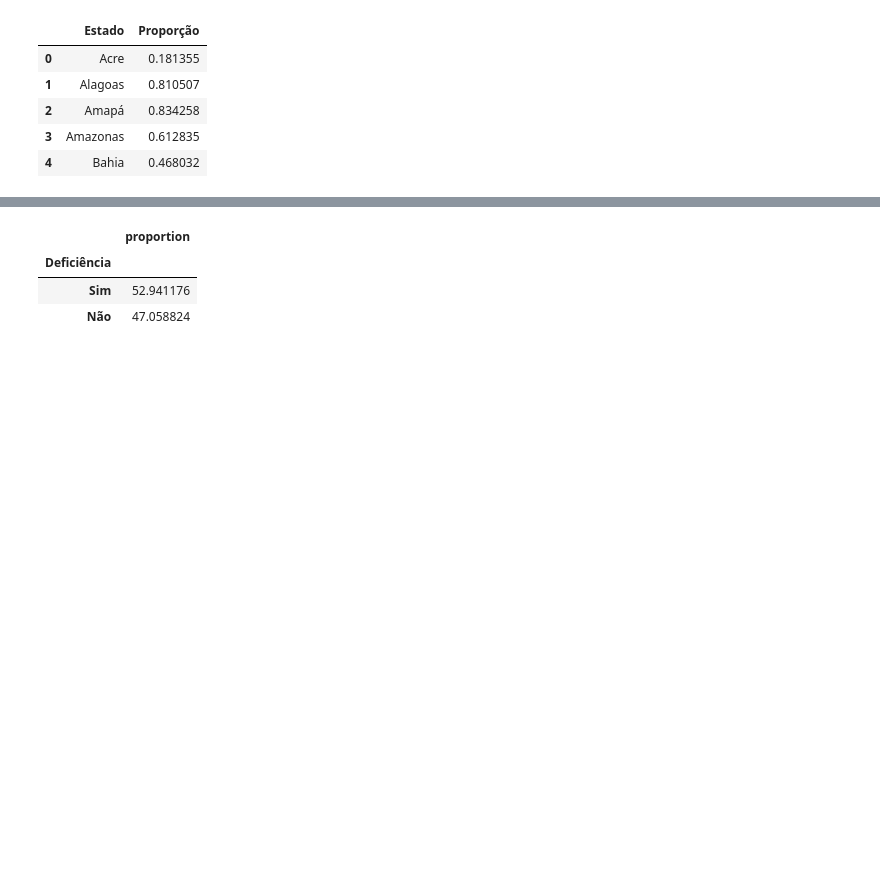
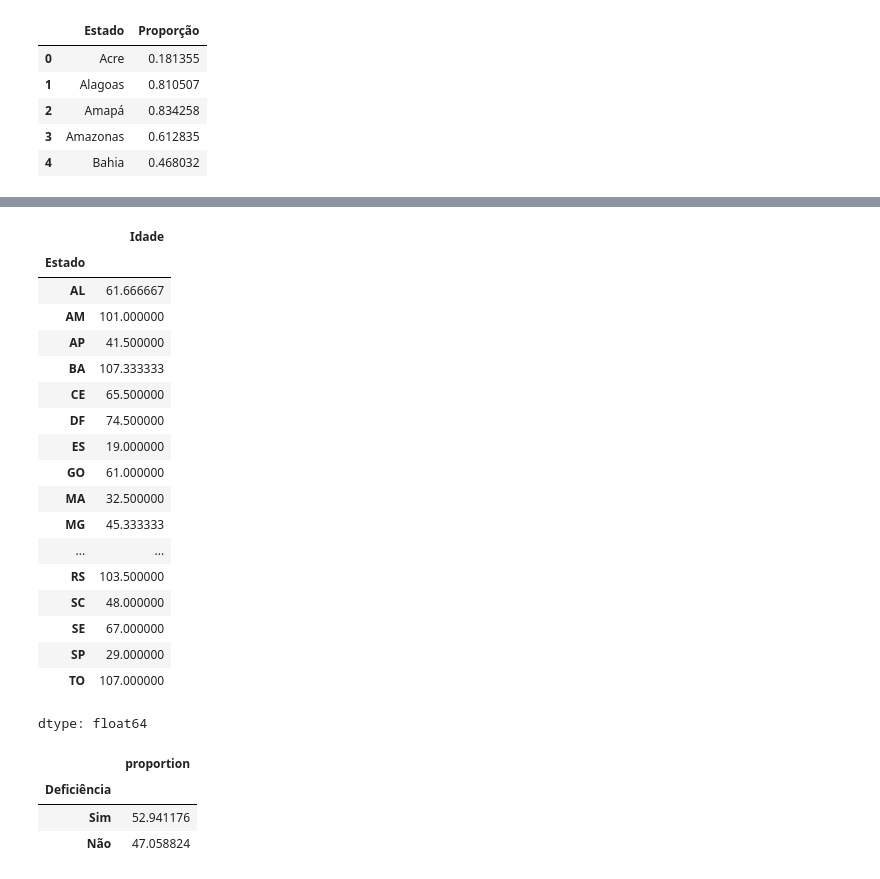
Before and after one commit to dsreliete/Womakerscode-DA-colabs, a Jupyter notebook: [Notebook]_Python_para_Dados_Pandas.ipynb, the cells around one changed output, grey strips where cells are left out. Cells and saved outputs as stored; diff of their text form; code cells hidden in the pictures; blank space fills up the shorter version.

```diff
--- a/[Notebook]_Python_para_Dados_Pandas.ipynb
+++ b/[Notebook]_Python_para_Dados_Pandas.ipynb
@@ -258,0 +261,13 @@ df_concurso.head()
+# %%
+def age(born): #calcula idade
+    if pd.isna(born):  # Check for missing values
+        return None
+    born = str(born)
+    born = datetime.strptime(born, "%Y-%m-%d").date()
+    today = date.today()
+    return today.year - born.year - ((today.month,
+                                      today.day) < (born.month,
+                                                    born.day))
+# %%
+age = df_concurso['Data de Nascimento'].apply(age) #gera coluna de idades
+age
@@ -258,0 +293,3 @@ df_concurso.head()
+# %%
+df_concurso['Idade'] = age #adiciona colunas de idade
+df_concurso.head()
@@ -259,3 +303,25 @@ df_concurso.head()
+# %%
+df_concurso.groupby('Estado')['Idade'].mean() #7
+# %% [output]
+|  | Idade |
+| Estado |  |
+| AL | 61.666667 |
+| AM | 101.000000 |
+| AP | 41.500000 |
+| BA | 107.333333 |
+| CE | 65.500000 |
+| DF | 74.500000 |
+| ES | 19.000000 |
+| GO | 61.000000 |
+| MA | 32.500000 |
+| MG | 45.333333 |
+| ... | ... |
+| RS | 103.500000 |
+| SC | 48.000000 |
+| SE | 67.000000 |
+| SP | 29.000000 |
+| TO | 107.000000 |
+dtype: float64
 # %%
 df_concurso['Deficiência'].value_counts(normalize=True)*100 #8
 # %% [output]
```
Also changed, not shown: parts of 4 cells of this notebook.
